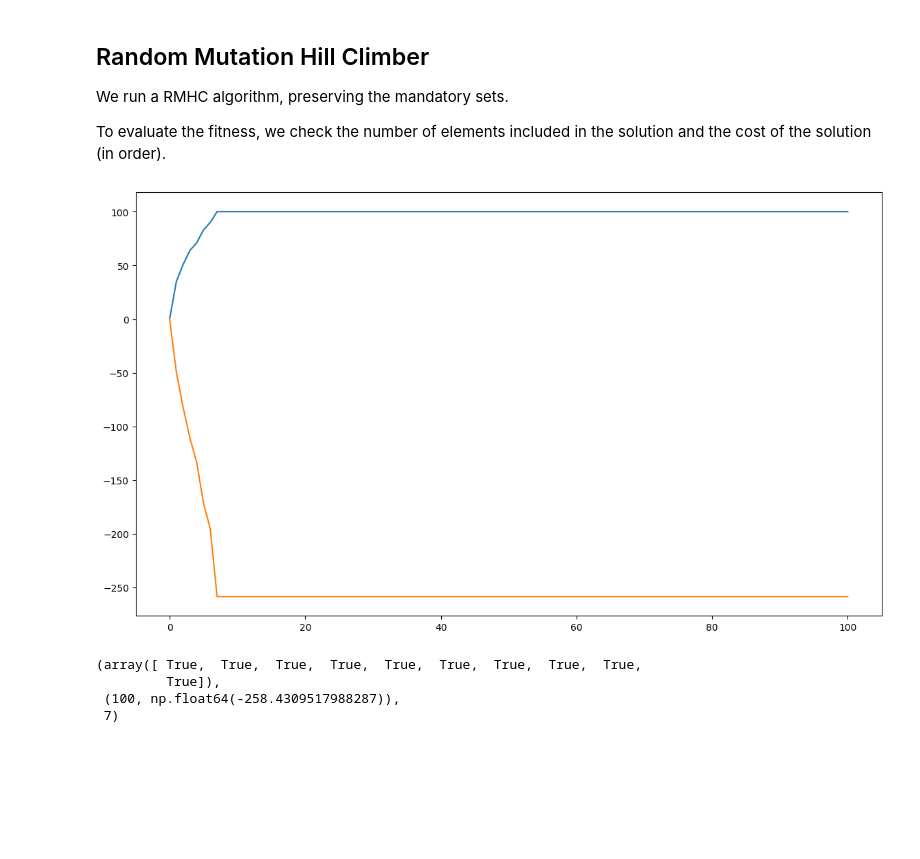
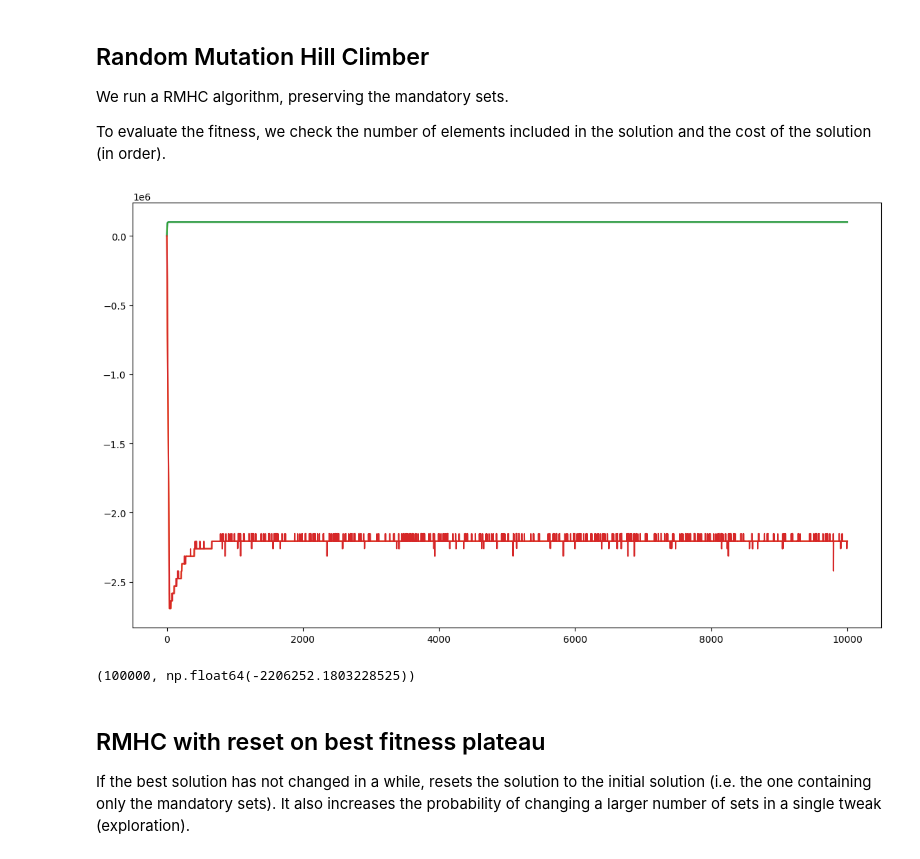
Before and after one commit to Roberto34/CI2024_lab1, a Jupyter notebook: lab_1.ipynb, the cells around one changed output. Saved outputs shown, nothing was run; the diff lists cells and outputs as text; code cells hidden in the pictures; blank space fills up the shorter version.

Commit message:
Tweaked some parameters, added a solution reset to enhance exploration

```diff
--- a/lab_1.ipynb
+++ b/lab_1.ipynb
@@ -19,8 +19,8 @@ from tqdm import tqdm
 
 If you want to get reproducible results, use `rng` (and restart the kernel); for non-reproducible ones, use `np.random`.
 # %%
-UNIVERSE_SIZE = 100
-NUM_SETS = 10
+UNIVERSE_SIZE = 100000
+NUM_SETS = 1000
 DENSITY = 0.2
 
 rng = np.random.Generator(np.random.PCG64([UNIVERSE_SIZE, NUM_SETS, int(10_000 * DENSITY)]))
@@ -84,60 +84,59 @@ We run a RMHC algorithm, preserving the mandatory sets.
 To evaluate the fitness, we check the number of elements included in the solution and the cost of the solution (in order).
 # %%
 # The number of iterations the algorithm will perform.
-NUM_STEPS = 100
+NUM_STEPS = 10000
 
 # The function used to tweak a solution.
 def tweak(intermediate_solution):
     # Check for sets that can be changed.
     # If no set can be changed (i.e. all sets are mandatory), return the unchanged solution.
     non_mandatory_indexes = np.argwhere(mandatory_sets == False)
     if non_mandatory_indexes.size == 0:
         return intermediate_solution
 
-    indexes_to_change = non_mandatory_indexes
-
-    if not np.all(intermediate_solution):
-        # Retrieves the indexes of the sets that are yet to be added to the solution.
-        indexes_to_change = np.argwhere(intermediate_solution == False)
-
-    # Adds a number of sets to the solution, with a probability of adding a new
-    # set decreasing with the number of sets already added in the same step.
+    # Changes a number of sets to the solution, with a (small) probability of changing a new
+    # set decreasing with the number of sets already changed in the same step.
+    # If the solution is already a valid one, starts excluding sets to reduce the cost.
     index = None
-    while index is None or rng.random() < 0.4:
-        index = rng.choice(indexes_to_change)
-        intermediate_solution[index] = True
+    while index is None or rng.random() < 0.3:
+        index = rng.choice(non_mandatory_indexes)
+        intermediate_solution[index] = not valid(intermediate_solution)
 
     return intermediate_solution
 
 # The function used to evaluate the fitness of a solution.
 def fitness(intermediate_solution):
-    c = cost(intermediate_solution)
+    intermediate_solution_cost = cost(intermediate_solution)
+    intermediate_solution_coverage = np.count_nonzero(np.count_nonzero(SETS[intermediate_solution], axis=0))
 
-    return np.count_nonzero(np.count_nonzero(SETS[intermediate_solution], axis=0)), -c
+    return intermediate_solution_coverage, -intermediate_solution_cost
 
 # Initializes the solution to be improved
-solution = initial_solution
+current_solution = initial_solution
 # Initializes a list containing the history of fitness of
 # the intermediate solutions
-history = [fitness(solution)]
+history = [fitness(current_solution)]
 
 # Applies the Hill Climber algorithm
-for i in (range(NUM_STEPS)):
-    new_solution = tweak(solution.copy())
+for step in tqdm(range(NUM_STEPS)):
+    new_solution = tweak(current_solution.copy())
     history.append(fitness(new_solution))
 
-    if fitness(new_solution) > fitness(solution):
-        solution = new_solution
+    if fitness(new_solution) > fitness(current_solution):
+        current_solution = new_solution
 
 # Plots the history of fitness of the intermediate solutions.
 plt.figure(figsize=(14,8))
 plt.plot(range(len(history)), list(accumulate(history, max)))
+plt.plot(range(len(history)), history)
 plt.show()
 
-solution, (fitness(solution)), history.index(fitness(solution))
+fitness(current_solution)
 # %% [output]
-[figure, old version]
+[figure, new version]
-(array([ True,  True,  True,  True,  True,  True,  True,  True,  True,
-         True]),
- (100, np.float64(-258.4309517988287)),
- 7)
+(100000, np.float64(-2206252.1803228525))
+# %% [markdown]
+## RMHC with reset on best fitness plateau
+
+If the best solution has not changed in a while, resets the solution to the initial solution (i.e. the one containing only the mandatory sets).
+It also increases the probability of changing a larger number of sets in a single tweak (exploration).
```
Also changed, not shown: parts of 3 cells of this notebook.
